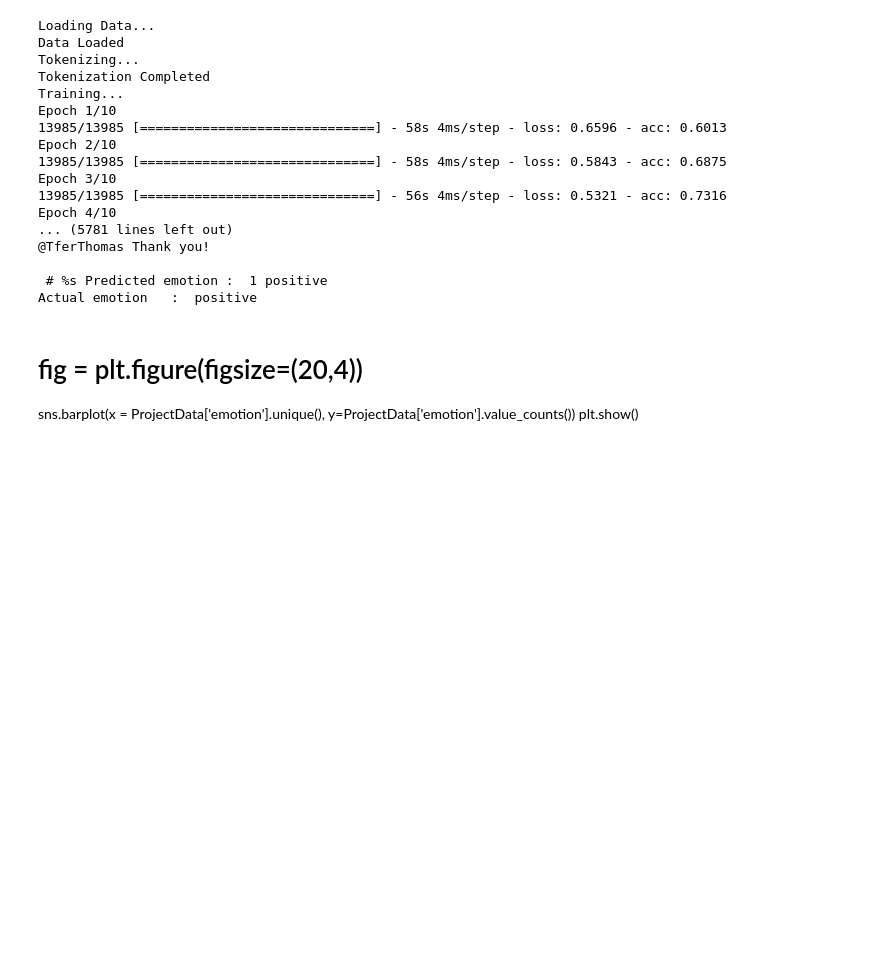
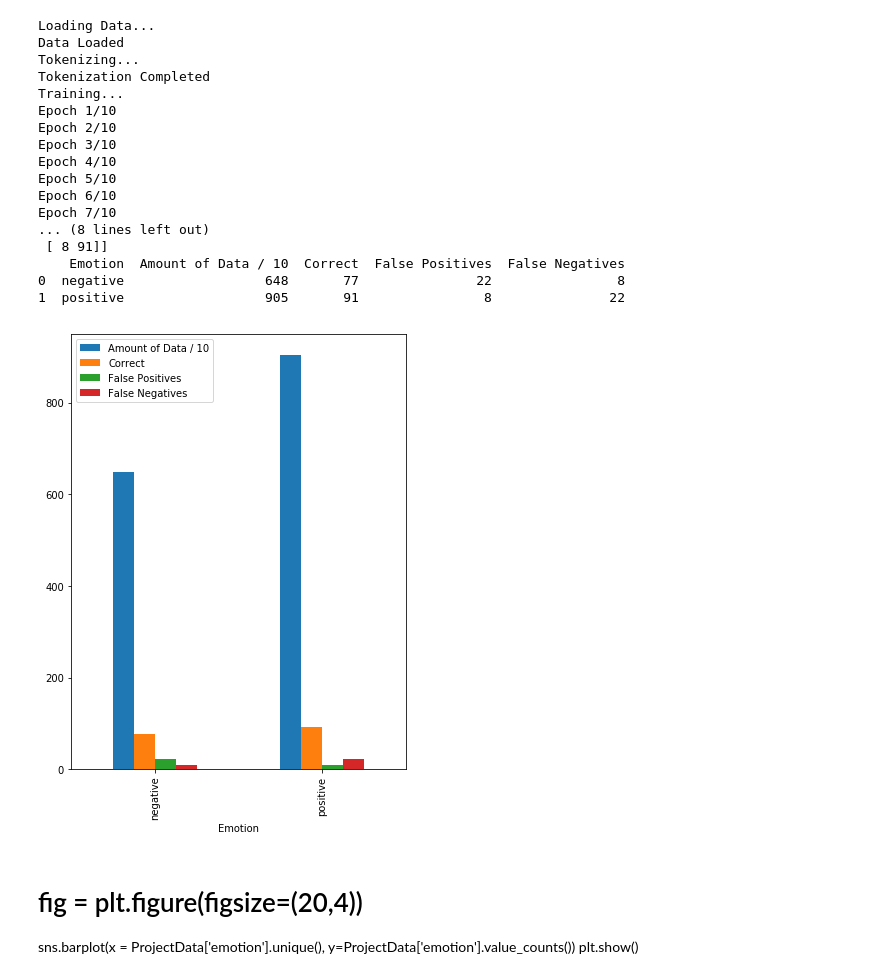
Before and after one commit to RichardLettich/Text-Analysis-Project, a Jupyter notebook: dummy.ipynb, the cells around one changed output. Drawn from its saved outputs; the diff is of its cells as text; code cells hidden in the pictures; blank space fills up the shorter version.

Commit message:
graph
graph

```diff
--- a/dummy.ipynb
+++ b/dummy.ipynb
@@ -96,7 +96,7 @@ def train(tokened_sentences, emotion_list):
     #print(X_test.shape,Y_test.shape)
 
     batch_size = 32
-    model.fit(X_train, Y_train, epochs = 10, batch_size=batch_size, verbose = 1,validation_split=.0)
+    model.fit(X_train, Y_train, epochs = 10, batch_size=batch_size, verbose = 0,validation_split=.0)
     print("Training Completed")
     print("Testing Against Control... (% of the data) ", test_percent)
     score,acc = model.evaluate(X_test, Y_test, verbose = 2, batch_size = batch_size)
@@ -134,43 +134,99 @@ def test(model, X_test, tokenized_data, sentence_list, emotion_list, top_predict
 
     print("%  Accuracy when against untrained set: ", 1- (float(error) / len(X_test)))
 
+def count_errors(model, tokenized_data, sentence_list, emotion_list):
+    dims =  len(unique(emotion_list))
+    mistake_list = np.zeros((dims,dims), dtype=np.int)
+    predictions = model.predict(tokenized_data, batch_size=32)
+    for i in range(len(predictions)):
+            pos = list(predictions[i]).index(max(predictions[i]))
+            mistake_list[list(unique(emotion_list)).index(emotion_list[i])][pos] += 1
+    for i in range(len(mistake_list)):
+        for j in range(len(mistake_list)):
+            mistake_list[i][j] = mistake_list[i][j] * 100 / list(emotion_list).count(unique(emotion_list)[i])
+    print(mistake_list)
+    return mistake_list
+
+
+def graph_errors(mistake_list, emotion_list):
+    dim = len(mistake_list[0])
+
+    false =  np.zeros((dim,3), dtype=np.int)
+
+    #true positives
+    for i in range(dim):
+              false[i][0] = mistake_list[i][i]
+    #false positives
+    for i in range(dim):
+        sum = 0
+        for j in range(dim):
+            if (i != j):
+                sum += mistake_list[i][j]
+        false[i][1] = sum
+
+            #false Negatives
+    for i in range(dim):
+        sum = 0
+        for j in range(dim):
+            if (i != j):
+                sum += mistake_list[j][i]
+        false[i][2] = sum
+    df = pd.DataFrame(false)
+    df.columns = ["Correct", "False Positives", "False Negatives"]
+    df.insert(0, "Emotion", np.unique(emotion_list))
+    (_, counts) = np.unique(emotion_list,return_counts=True)
+    for i in range(counts.size):
+        counts[i] = counts[i] / 10
+    df.insert(1,"Amount of Data / 10",counts)
+    print(df)
+    df.plot.bar(x='Emotion',figsize=(6,8))
+    #plot = sns.barplot(x="Emotion",y=Correct, data=df)
+
+
+
+
 #################################
 #############MAIN################
 #################################
 #   jupyter notebook is weird   #
 
 
 
 
 (sentence_list, emotion_list) = load_data()
 
 
 ### Comment the Below line for all 18 emotions. This sorts into "positive" and "negative"
 sentence_list, emotion_list = sort_to_2_emotions(sentence_list, emotion_list)
 
 tokenized_data = tokenize(sentence_list)
 
 (model, X_test) = train(tokenized_data, emotion_list)
 
-test(model, X_test, tokenized_data, sentence_list, emotion_list)
+#test(model, X_test, tokenized_data, sentence_list, emotion_list)
+
+mistake_list = count_errors(model, tokenized_data, sentence_list, emotion_list)
+
+graph_errors(mistake_list, emotion_list)
 # %% [output]
 Loading Data...
 Data Loaded
 Tokenizing...
 Tokenization Completed
 Training...
 Epoch 1/10
-13985/13985 [==============================] - 58s 4ms/step - loss: 0.6596 - acc: 0.6013
 Epoch 2/10
-13985/13985 [==============================] - 58s 4ms/step - loss: 0.5843 - acc: 0.6875
 Epoch 3/10
-13985/13985 [==============================] - 56s 4ms/step - loss: 0.5321 - acc: 0.7316
 Epoch 4/10
-... (5781 lines left out)
-@TferThomas Thank you!
-
- # %s Predicted emotion :  1 positive
-Actual emotion   :  positive
+Epoch 5/10
+Epoch 6/10
+Epoch 7/10
+... (8 lines left out)
+ [ 8 91]]
+    Emotion  Amount of Data / 10  Correct  False Positives  False Negatives
+0  negative                  648       77               22                8
+1  positive                  905       91                8               22
+[figure, added]
 # %% [markdown]
 # fig = plt.figure(figsize=(20,4))
 sns.barplot(x = ProjectData['emotion'].unique(), y=ProjectData['emotion'].value_counts())
```
